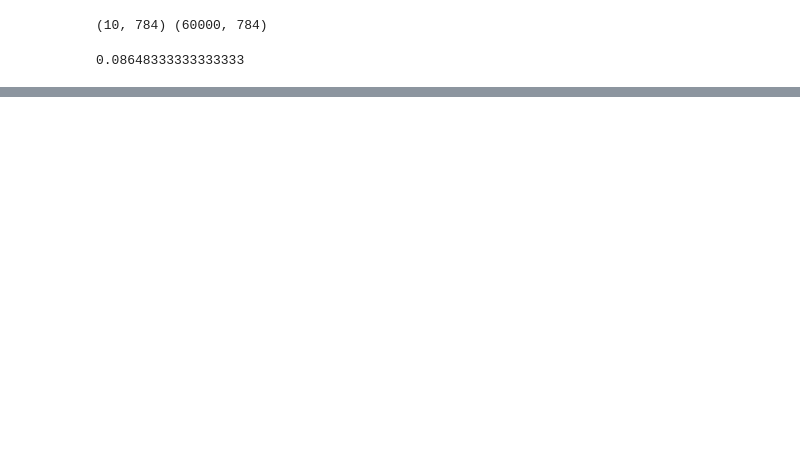
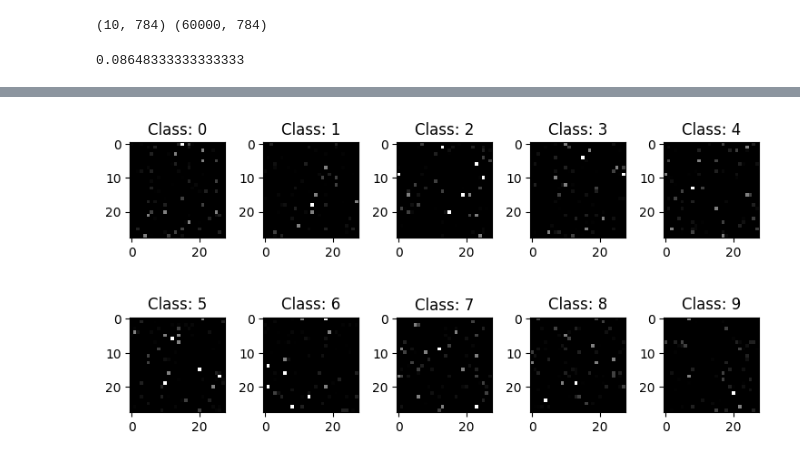
Before and after one commit to aurelienwaite/reverse_search_experiments, a Jupyter notebook: mnist/mnist.ipynb, the cells around one changed output, grey strips where cells are left out. Cells and saved outputs as stored; diff of their text form; code cells hidden in the pictures; blank space fills up the shorter version.

```diff
--- a/mnist/mnist.ipynb
+++ b/mnist/mnist.ipynb
@@ -262,0 +307,14 @@ pq.write_table(polytope_table, "mnist_iter2.parquet")
+# %%
+with open("exp6_fix_sampling/bins.json") as params_file:
+    bins = np.array([json.loads(line) for line in params_file])
+
+offset = np.concatenate([np.zeros([bins.shape[0], 1], dtype=float), bins[:,0:-1]], axis=1)
+bin_widths = bins - offset
+
+plot_params(bin_widths[-1])
+
+#plt.bar(range(len(bin_widths[-1])), bin_widths[-1])
+
+#plt.pie(bin_widths[-1])
+# %% [output]
+[figure, added]
```
Also changed, not shown: parts of 10 cells of this notebook, 2 other files.
